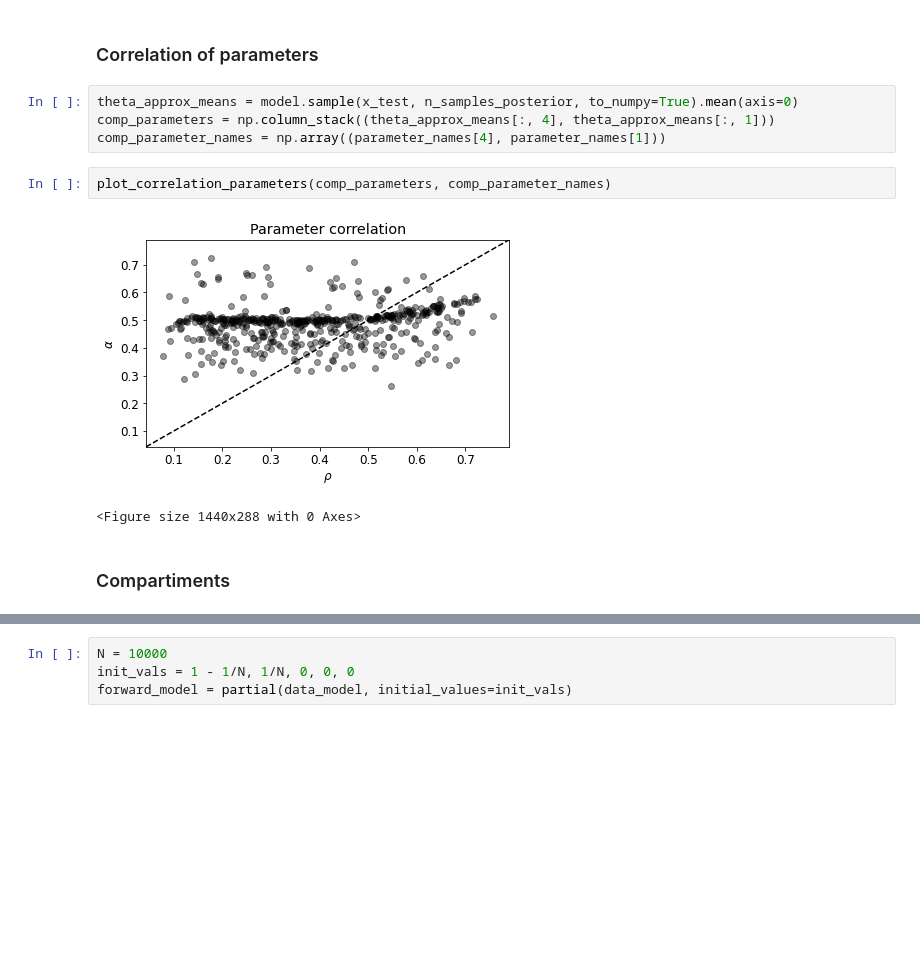
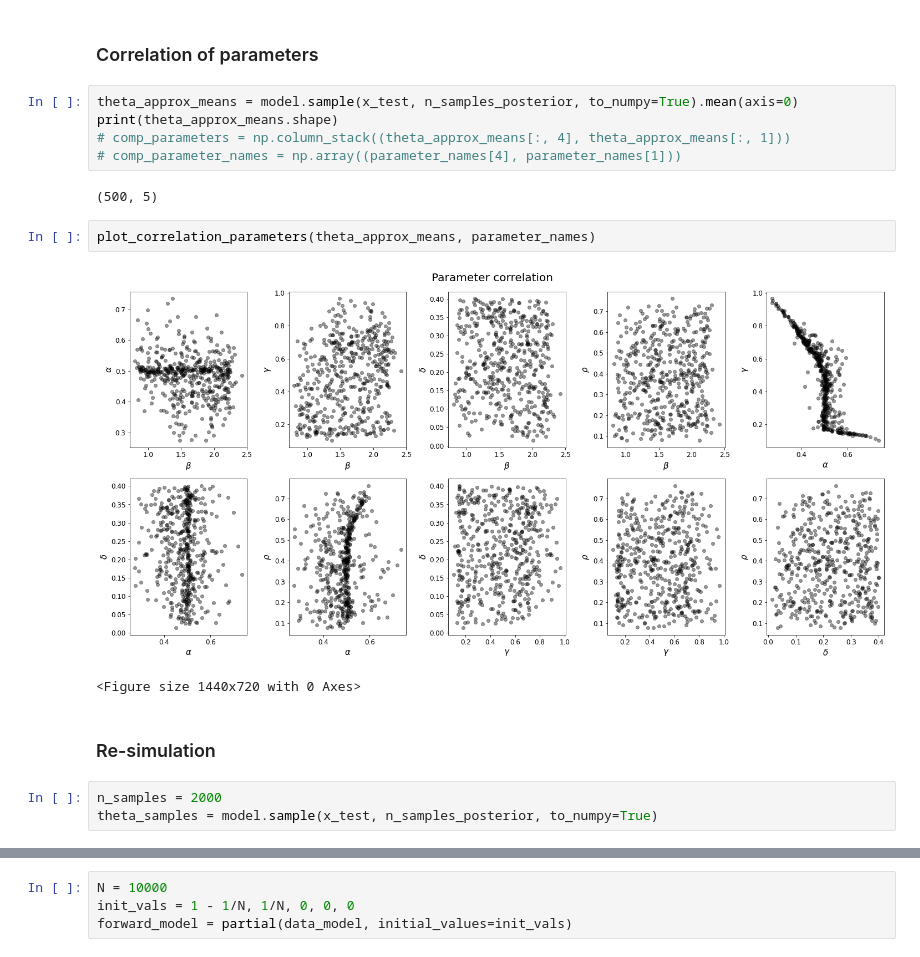
Before and after one commit to juan190199/InfectiousDiseases, a Jupyter notebook: InfectiousDisease/regression_model.ipynb, the cells around one changed output, grey strips where cells are left out. Drawn from its saved outputs; the diff is of its cells as text; blank space fills up the shorter version.

```diff
--- a/InfectiousDisease/regression_model.ipynb
+++ b/InfectiousDisease/regression_model.ipynb
@@ -181,12 +189,18 @@ plot_true_est_posterior(model, 2000, parameter_names, font_size=8,
 ### Correlation of parameters
 # %%
 theta_approx_means = model.sample(x_test, n_samples_posterior, to_numpy=True).mean(axis=0)
-comp_parameters = np.column_stack((theta_approx_means[:, 4], theta_approx_means[:, 1]))
-comp_parameter_names = np.array((parameter_names[4], parameter_names[1]))
+print(theta_approx_means.shape)
+# comp_parameters = np.column_stack((theta_approx_means[:, 4], theta_approx_means[:, 1]))
+# comp_parameter_names = np.array((parameter_names[4], parameter_names[1]))
+# %% [output]
+(500, 5)
-# %%
-plot_correlation_parameters(comp_parameters, comp_parameter_names)
-# %% [output]
-[figure, removed]
-<Figure size 1440x288 with 0 Axes>
-# %% [markdown]
-### Compartiments
+# %%
+plot_correlation_parameters(theta_approx_means, parameter_names)
+# %% [output]
+[figure, added]
+<Figure size 1440x720 with 0 Axes>
+# %% [markdown]
+### Re-simulation
+# %%
+n_samples = 2000
+theta_samples = model.sample(x_test, n_samples_posterior, to_numpy=True)
```
Also changed, not shown: parts of 17 cells of this notebook.
